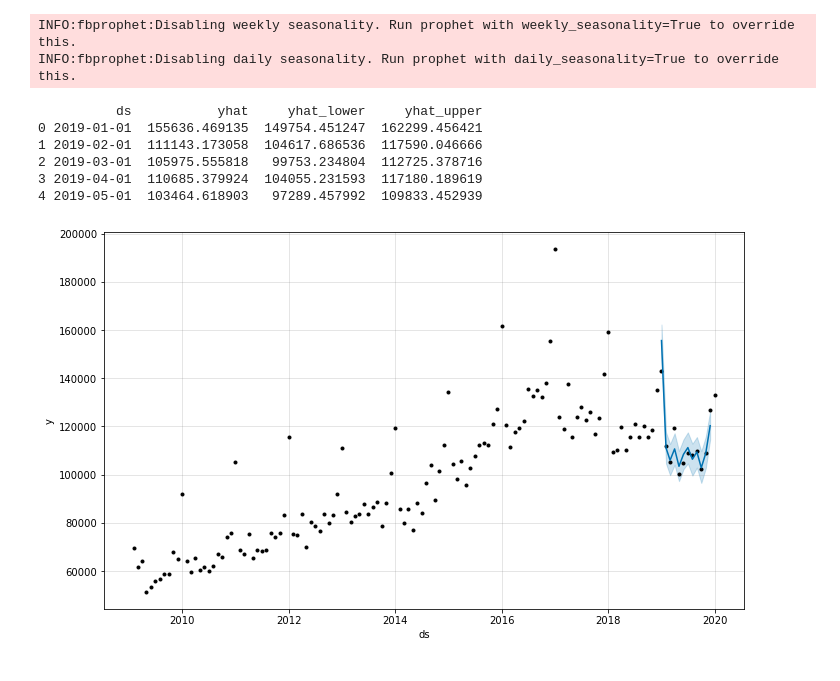
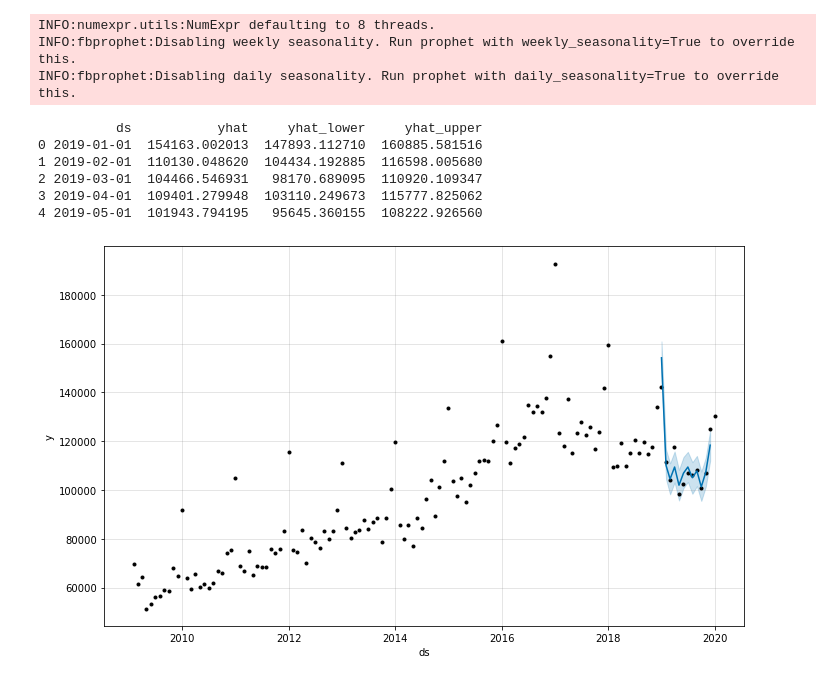
Before and after one commit to dianabaltazar/car-challenge, a Jupyter notebook: Python/20210215_Prophet Car sales forecast.ipynb, the cells around one changed output. Drawn from its saved outputs; the diff is of its cells as text; code cells hidden in the pictures.

```diff
--- a/Python/20210215_Prophet Car sales forecast.ipynb
+++ b/Python/20210215_Prophet Car sales forecast.ipynb
@@ -4,11 +3,10 @@ import fbprophet
 import plotly as py
 import matplotlib.pyplot as plt
 # %%
-df = pd.read_csv('../Excel/20210215_MVCM_Key Car database.csv', encoding='UTF-8', low_memory=False)
+df = pd.read_csv('../Excel/Sales Database.csv', encoding='UTF-8', low_memory=False)
+df = df[['UNI_VEH','ds']]
+df.columns = ['y','ds']
 
-fecha = df[['Key','Year','Month','Day']].set_index('Key')
-fecha_df = pd.DataFrame(pd.to_datetime(fecha))
-df2 = df.merge(fecha_df, on='Key', how='left')
-df2 = df2[[0,'Units']]
-df2.columns = ['ds','y']
-df2 = df2.resample('M',on='ds').sum().reset_index()
+df['ds'] = pd.to_datetime(df['ds'])
+df = df.resample('M', on='ds').sum().reset_index()
+df
@@ -24,31 +60,32 @@ fig.write_image('../Graphs/20210215_Car sales plot.png')
 # %%
 from fbprophet import Prophet
 
 m = Prophet()
-m.fit(df2)
+m.fit(df)
 
 future_s = []
 for i in range(1,13):
     date = '2019-%02d' % i
     future_s.append(date)
 future_s = pd.DataFrame(future_s)
 future_s.columns = ['ds']
 future_s['ds'] = pd.to_datetime(future_s['ds'])
 
 sample = m.predict(future_s)
 print(sample[['ds','yhat','yhat_lower','yhat_upper']].head())
 m.plot(sample).savefig('../Graphs/20210215_Sample forecast.png')
 plt.show()
 # %% [output]
+INFO:numexpr.utils:NumExpr defaulting to 8 threads.
 INFO:fbprophet:Disabling weekly seasonality. Run prophet with weekly_seasonality=True to override this.
 INFO:fbprophet:Disabling daily seasonality. Run prophet with daily_seasonality=True to override this.
           ds           yhat     yhat_lower     yhat_upper
-0 2019-01-01  155636.469135  149754.451247  162299.456421
-1 2019-02-01  111143.173058  104617.686536  117590.046666
-2 2019-03-01  105975.555818   99753.234804  112725.378716
-3 2019-04-01  110685.379924  104055.231593  117180.189619
-4 2019-05-01  103464.618903   97289.457992  109833.452939
+0 2019-01-01  154163.002013  147893.112710  160885.581516
+1 2019-02-01  110130.048620  104434.192885  116598.005680
+2 2019-03-01  104466.546931   98170.689095  110920.109347
+3 2019-04-01  109401.279948  103110.249673  115777.825062
+4 2019-05-01  101943.794195   95645.360155  108222.926560
-[figure, old version]
+[figure, new version]
 # %%
 future_f = list()
 
```
Also changed, not shown: parts of 9 cells of this notebook.
